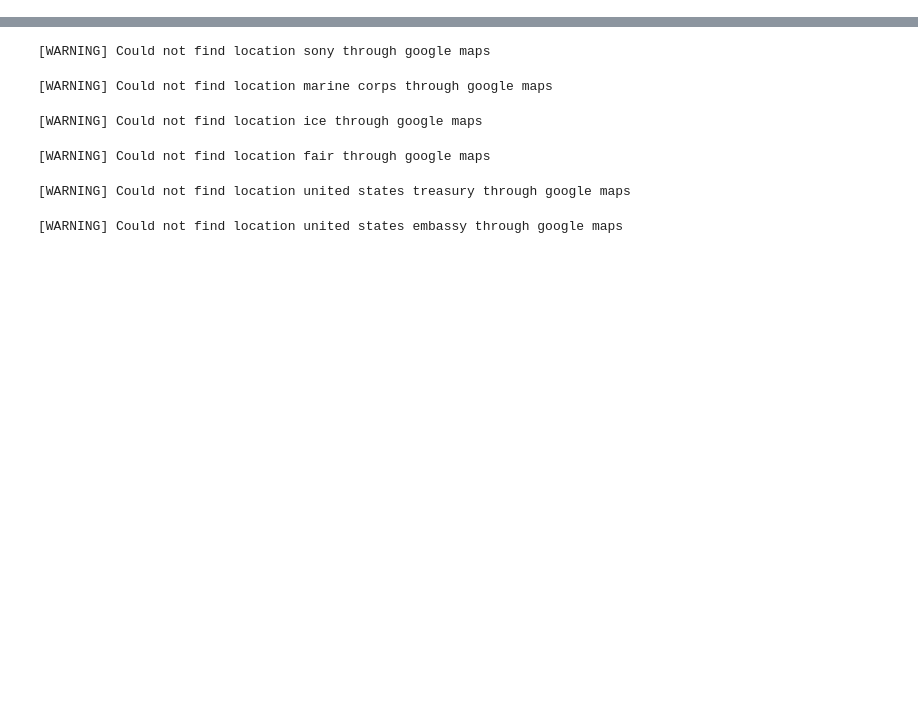
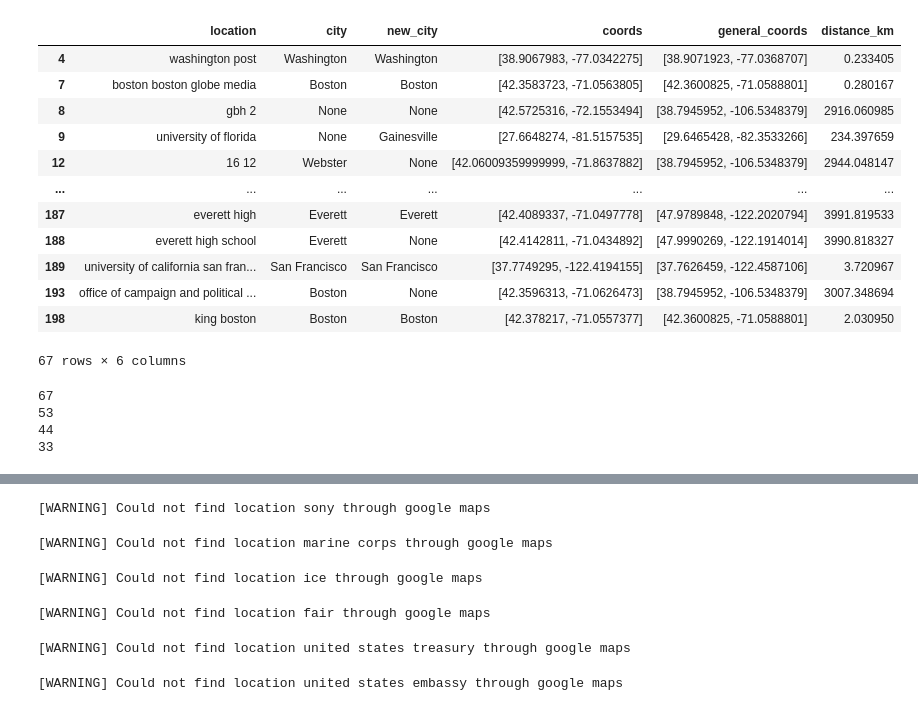
Before and after one commit to BU-Spark/ml-naacp, a Jupyter notebook: llm_pipeline/utils/testing_gmaps.ipynb, the cells around one changed output, grey strips where cells are left out. Saved outputs shown, nothing was run; the diff lists cells and outputs as text; code cells hidden in the pictures; blank space fills up the shorter version.

```diff
--- a/llm_pipeline/utils/testing_gmaps.ipynb
+++ b/llm_pipeline/utils/testing_gmaps.ipynb
@@ -63,0 +73,17 @@ def callGoogleMapsAPI(location):
+# %%
+from pymongo import MongoClient
+from dotenv import load_dotenv
+import os
+
+load_dotenv()
+collection_name = "articles_data"
+mongo_uri = os.getenv("MONGO_URI_NAACP")
+mongo_db_name = os.getenv("MONGO_DB_NAME_NAACP")
+mongo_client = MongoClient(mongo_uri)
+
+# Set up MongoDB connection
+db = mongo_client[mongo_db_name]
+
+location_collection = db["locations_data"]
+
+locations = list(location_collection.find())
@@ -63,0 +125,2 @@ def callGoogleMapsAPI(location):
+# %%
+locations_df["distance_km"] = pd.to_numeric(locations_df["distance_km"], errors='coerce')
@@ -63,0 +139,13 @@ def callGoogleMapsAPI(location):
+# %%
+locations_df_2 = locations_df.copy()
+locations_df['coords'] = locations_df['coords'].apply(tuple)
+grouped = locations_df.groupby('coords').count().sort_values('location', ascending=False)["location"]
+locations_df_2['general_coords'] = locations_df_2['general_coords'].apply(tuple)
+grouped_2 = locations_df_2.groupby('general_coords').count().sort_values('location', ascending=False)["location"]
+print(len(grouped))
+print(len(grouped_2))
+print(len(grouped[grouped > 1]))
+print(len(grouped_2[grouped_2 > 1]))
+print(len(grouped[grouped > 3]))
+print(len(grouped_2[grouped_2 > 3]))
+print(grouped_2.head(10))
@@ -63,0 +248,4 @@ def callGoogleMapsAPI(location):
+# %%
+locations_df["general_coords"] = locations_df["general_coords"].apply(tuple)
+very_repeat = locations_df[locations_df["general_coords"] == (38.7945952, -106.5348379)]
+locs = very_repeat["location"].unique()
@@ -63,0 +270,29 @@ def callGoogleMapsAPI(location):
+# %%
+locations_df["distance_km"] = pd.to_numeric(locations_df["distance_km"], errors='coerce')
+filtered_df = locations_df[locations_df["distance_km"] != 0]
+filtered_df
+# %% [output]
+|  | location | city | new_city | coords | general_coords | distance_km |
+| 4 | washington post | Washington | Washington | [38.9067983, -77.0342275] | [38.9071923, -77.0368707] | 0.233405 |
+| 7 | boston boston globe media | Boston | Boston | [42.3583723, -71.0563805] | [42.3600825, -71.0588801] | 0.280167 |
+| 8 | gbh 2 | None | None | [42.5725316, -72.1553494] | [38.7945952, -106.5348379] | 2916.060985 |
+| 9 | university of florida | None | Gainesville | [27.6648274, -81.5157535] | [29.6465428, -82.3533266] | 234.397659 |
+| 12 | 16 12 | Webster | None | [42.06009359999999, -71.8637882] | [38.7945952, -106.5348379] | 2944.048147 |
+| ... | ... | ... | ... | ... | ... | ... |
+| 187 | everett high | Everett | Everett | [42.4089337, -71.0497778] | [47.9789848, -122.2020794] | 3991.819533 |
+| 188 | everett high school | Everett | None | [42.4142811, -71.0434892] | [47.9990269, -122.1914014] | 3990.818327 |
+| 189 | university of california san fran... | San Francisco | San Francisco | [37.7749295, -122.4194155] | [37.7626459, -122.4587106] | 3.720967 |
+| 193 | office of campaign and political ... | Boston | None | [42.3596313, -71.0626473] | [38.7945952, -106.5348379] | 3007.348694 |
+| 198 | king boston | Boston | Boston | [42.378217, -71.0557377] | [42.3600825, -71.0588801] | 2.030950 |
+67 rows × 6 columns
+# %%
+print(len(filtered_df))
+print(len(filtered_df[filtered_df["city"].notnull()]))
+print(len(filtered_df[filtered_df["new_city"].notnull()]))
+
+print(len(filtered_df[(filtered_df["city"].notnull()) & (filtered_df["new_city"].notnull())]))
+# %% [output]
+67
+53
+44
+33
```
Also changed, not shown: parts of 10 cells of this notebook, 4 other files.
